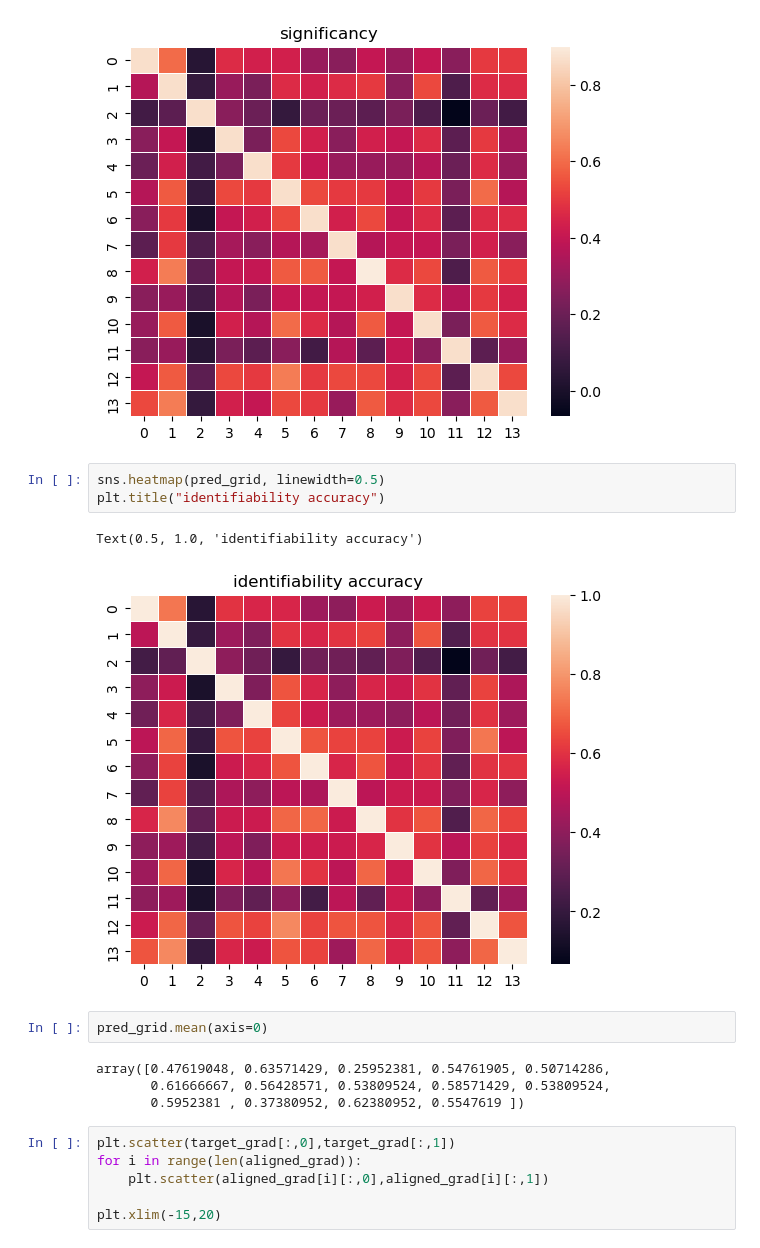
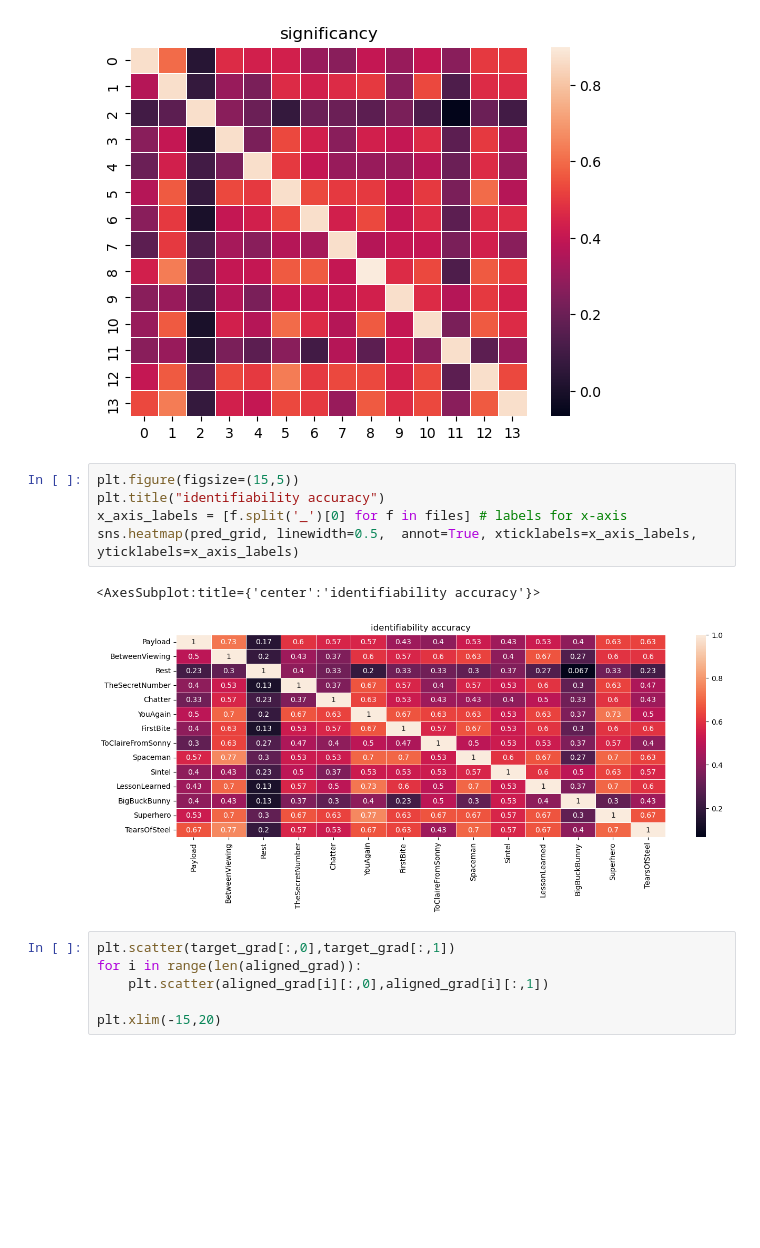
Before and after one commit to MIPLabCH/emoguide_gradients, a Jupyter notebook: 14_fmri_identifiability.ipynb, the cells around one changed output. Saved outputs shown, nothing was run; the diff lists cells and outputs as text; blank space fills up the shorter version.

Commit message:
identifiability + subcortical display

```diff
--- a/14_fmri_identifiability.ipynb
+++ b/14_fmri_identifiability.ipynb
@@ -44,18 +44,14 @@ plt.title('significancy')
 # %% [output]
 Text(0.5, 1.0, 'significancy')
 [figure]
-# %%
-sns.heatmap(pred_grid, linewidth=0.5)
-plt.title("identifiability accuracy")
-# %% [output]
-Text(0.5, 1.0, 'identifiability accuracy')
-[figure, removed]
-# %%
-pred_grid.mean(axis=0)
-# %% [output]
-array([0.47619048, 0.63571429, 0.25952381, 0.54761905, 0.50714286,
-       0.61666667, 0.56428571, 0.53809524, 0.58571429, 0.53809524,
-       0.5952381 , 0.37380952, 0.62380952, 0.5547619 ])
+# %%
+plt.figure(figsize=(15,5))
+plt.title("identifiability accuracy")
+x_axis_labels = [f.split('_')[0] for f in files] # labels for x-axis
+sns.heatmap(pred_grid, linewidth=0.5,  annot=True, xticklabels=x_axis_labels, yticklabels=x_axis_labels)
+# %% [output]
+<AxesSubplot:title={'center':'identifiability accuracy'}>
+[figure, added]
 # %%
 plt.scatter(target_grad[:,0],target_grad[:,1])
 for i in range(len(aligned_grad)):
```
Also changed, not shown: 1 other file.
